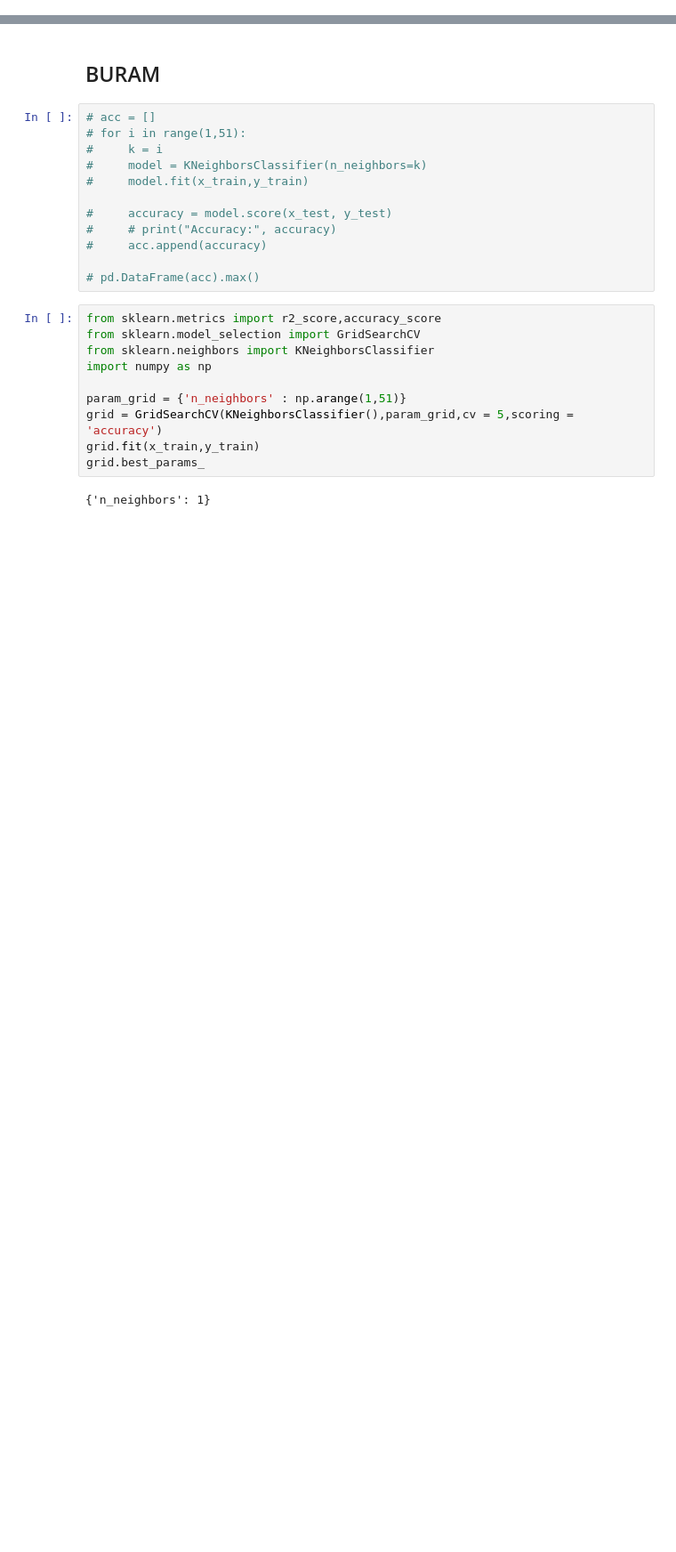
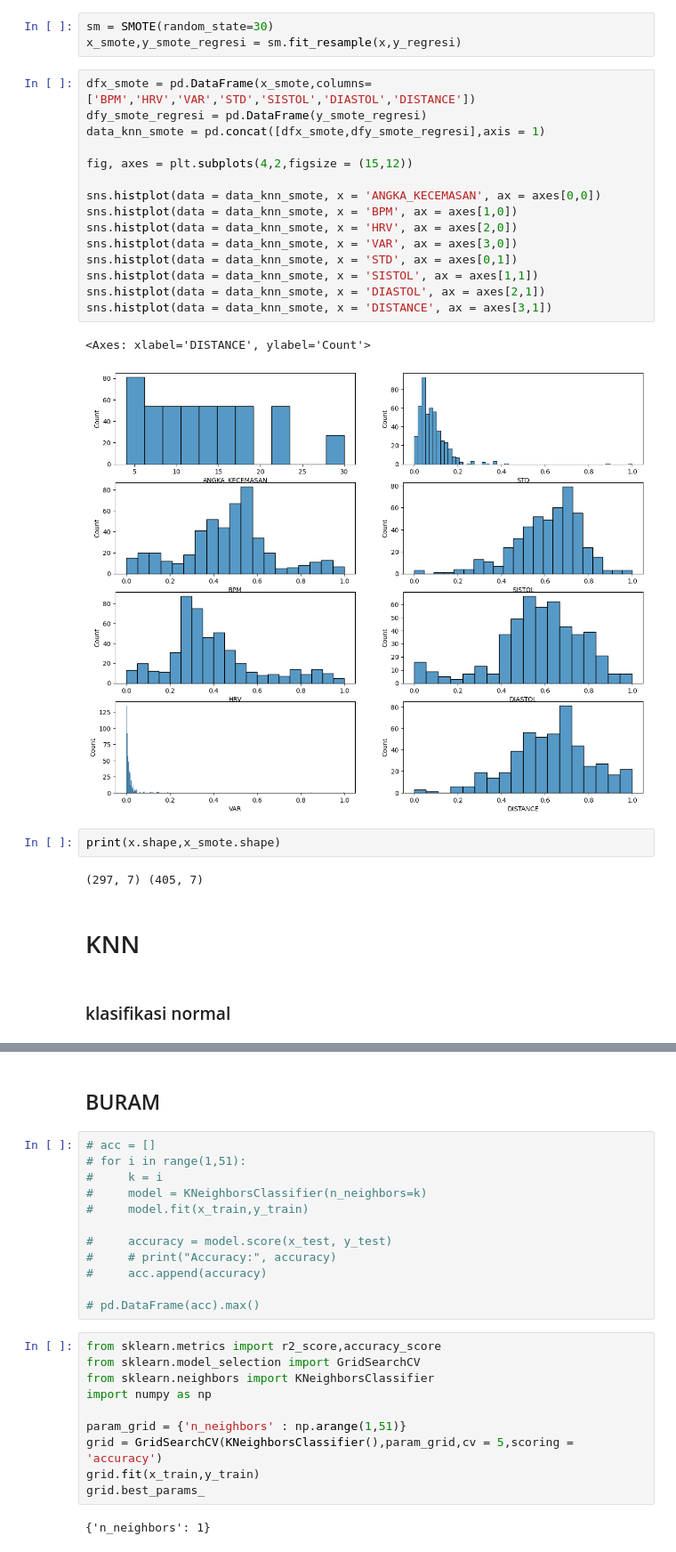
Before and after one commit to Alwafauzan/skripsi, a Jupyter notebook: DASS/KNN.ipynb, the cells around one changed output, grey strips where cells are left out. Shown: that part at 89% size. Cells and saved outputs as stored; diff of their text form; blank space fills up the shorter version.

```diff
--- a/DASS/KNN.ipynb
+++ b/DASS/KNN.ipynb
@@ -18,0 +86,29 @@ x_train, x_test, y_train, y_test = train_test_split(x_minmax, y, test_size= 0.2,
+# %%
+sm = SMOTE(random_state=30)
+x_smote,y_smote_regresi = sm.fit_resample(x,y_regresi)
+# %%
+dfx_smote = pd.DataFrame(x_smote,columns=['BPM','HRV','VAR','STD','SISTOL','DIASTOL','DISTANCE'])
+dfy_smote_regresi = pd.DataFrame(y_smote_regresi)
+data_knn_smote = pd.concat([dfx_smote,dfy_smote_regresi],axis = 1)
+
+fig, axes = plt.subplots(4,2,figsize = (15,12))
+
+sns.histplot(data = data_knn_smote, x = 'ANGKA_KECEMASAN', ax = axes[0,0])
+sns.histplot(data = data_knn_smote, x = 'BPM', ax = axes[1,0])
+sns.histplot(data = data_knn_smote, x = 'HRV', ax = axes[2,0])
+sns.histplot(data = data_knn_smote, x = 'VAR', ax = axes[3,0])
+sns.histplot(data = data_knn_smote, x = 'STD', ax = axes[0,1])
+sns.histplot(data = data_knn_smote, x = 'SISTOL', ax = axes[1,1])
+sns.histplot(data = data_knn_smote, x = 'DIASTOL', ax = axes[2,1])
+sns.histplot(data = data_knn_smote, x = 'DISTANCE', ax = axes[3,1])
+# %% [output]
+<Axes: xlabel='DISTANCE', ylabel='Count'>
+[figure, added]
+# %%
+print(x.shape,x_smote.shape)
+# %% [output]
+(297, 7) (405, 7)
+# %% [markdown]
+# KNN
+# %% [markdown]
+### klasifikasi normal
```
Also changed, not shown: parts of 26 cells of this notebook, 5 other files.
